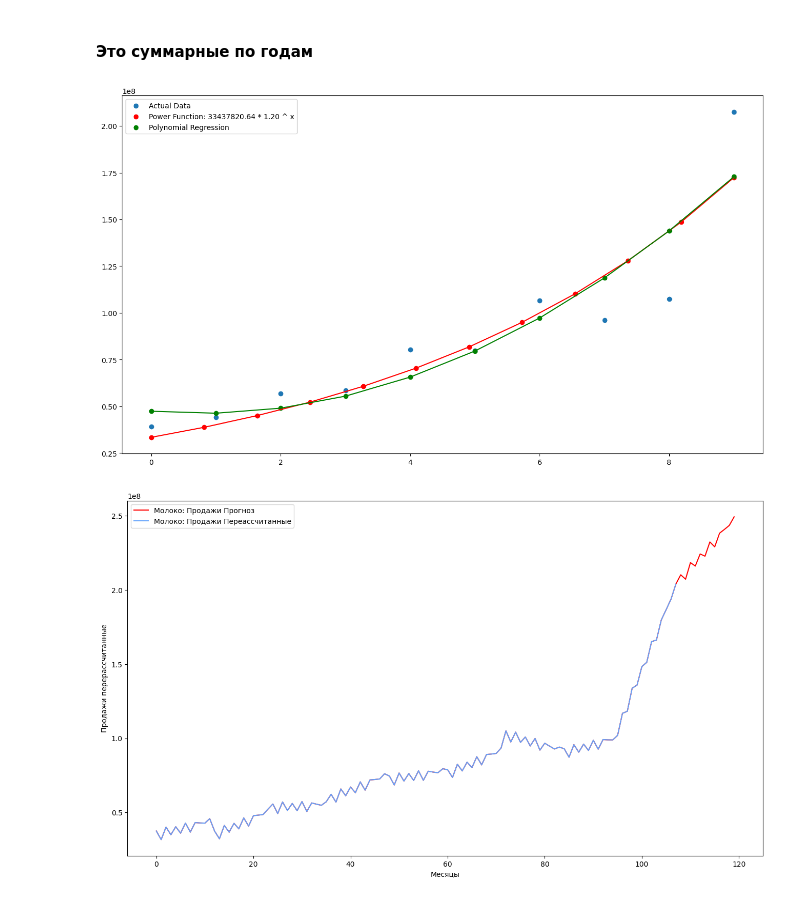
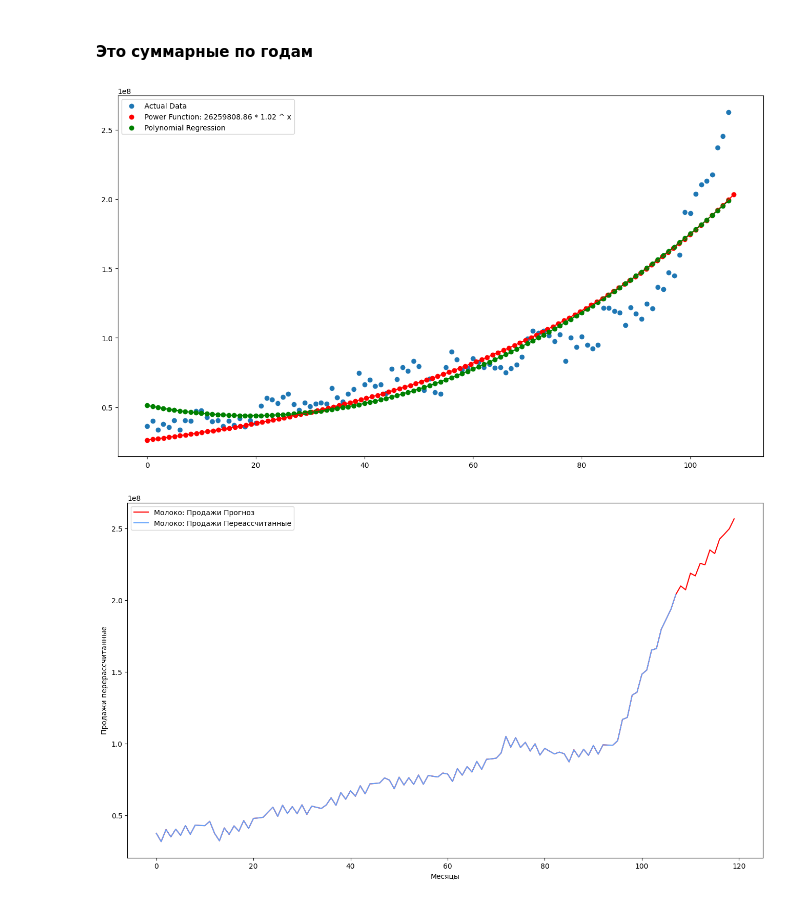
Before and after one commit to AltairkaGit/MilkStats, a Jupyter notebook: model.ipynb, the cells around one changed output. Saved outputs shown, nothing was run; the diff lists cells and outputs as text; code cells hidden in the pictures.

```diff
--- a/model.ipynb
+++ b/model.ipynb
@@ -468,42 +468,42 @@ R_sqared
 from sklearn.preprocessing import PolynomialFeatures
 from scipy.optimize import curve_fit
 
-year_sales = dict(data[key]['ПродажиПоГодам'])
+year_sales = [list(np.array(x[1]) * (1 if x[0] < 2021 else 1.275)) for x in sorted(data[key]['ПродажиБезСезоннойКомпоненты'].items(), key=lambda x: x[0])]
 
-Y = [data[key]['Продажи'][0]] + [sales[-1] for sales in year_sales.values()]
-l = len(year_sales.keys())
-X = np.array(range(l+1)).reshape(-1, 1)
+Y = list(np.array(list(year_sales)).flatten())
+l = len(Y)
+X = np.array(range(l)).reshape(-1, 1)
 
 # Power function to fit
 def power_function(x, a, b):
     return a * np.power(b, x)
 
 # Fit the power function to the data
 params, covariance = curve_fit(power_function, X.flatten(), Y)
 
 # Polynomial regression (for comparison)
 poly_features = PolynomialFeatures(degree=2, include_bias=False)
 X_poly = poly_features.fit_transform(X)
 model_poly = LinearRegression()
 model_poly.fit(X_poly, list(Y))
 Y_plot_poly = model_poly.predict(poly_features.transform(X.reshape(-1, 1)))
 
 # Generate values for the plot
-X_plot = np.linspace(0, l, 12)
+X_plot = np.linspace(0, l, l) #12
 Y_plot_power = power_function(X_plot, *params)
 
 # Plot the results
 fig, ax = plt.subplots(figsize=(16, 9))
 plt.scatter(X, Y, label='Actual Data')
 plt.plot(X_plot, Y_plot_power, color='red')
 plt.plot(X, Y_plot_poly, color='green')
 plt.scatter(X_plot, Y_plot_power, label=f'Power Function: {params[0]:.2f} * {params[1]:.2f} ^ x', color='red')
 plt.scatter(X, Y_plot_poly, label='Polynomial Regression', color='green')
 plt.legend()
 plt.savefig("./assets/models_comparasion.png")
 plt.show()
 # %% [output]
-[figure, old version]
+[figure, new version]
 # %%
 sales_recalculated = np.array([x[1] for x in sorted(data[key]['ПерерассчитанныеПродажи'].items(), key=lambda x:x[0])]).flatten()
 l = len(sales_recalculated)
@@ -513,6 +513,9 @@ fig, ax = plt.subplots(figsize=(16, 9))
 k = (power_function(len(data[key]['Годы'])+1, *params) - data[key]['Продажи'][-1]) / 12
 y_sales_next_year = [*sales_recalculated, *list(np.array([k * i for i in range(12)]) + data[key]['СредняяСезонная'] + data[key]['Продажи'][-1])]
 
+y_sales_next_year =list(np.array([power_function(len(data[key]['Продажи']) + i, *params) for i in range(1, 13)]) + data[key]['СредняяСезонная'])
+y_sales_next_year = [*sales_recalculated, *y_sales_next_year]
+
 sns.lineplot(x=range(len(y_sales_next_year)), y=y_sales_next_year, color='red', label=key + ': Продажи Прогноз', ax=ax)
 sns.lineplot(x=range(len(sales_recalculated)), y=sales_recalculated, color='#65a4fc', label=key + ': Продажи Переассчитанные', ax=ax)
 plt.xlabel('Месяцы')
@@ -520,4 +523,4 @@ plt.ylabel('Продажи перерассчитанные')
 plt.savefig("./assets/predict.png")
 plt.show()
 # %% [output]
-[figure, old version]
+[figure, new version]
```
Also changed, not shown: 3 other files.
